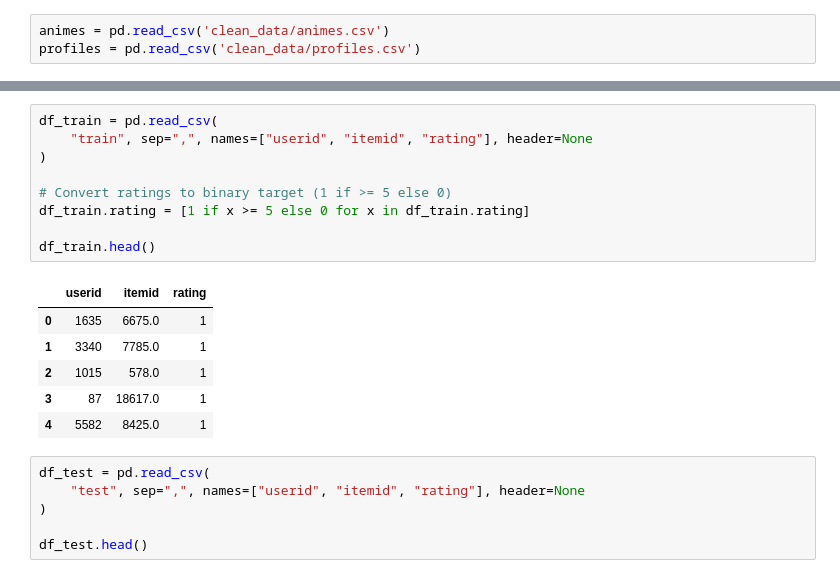
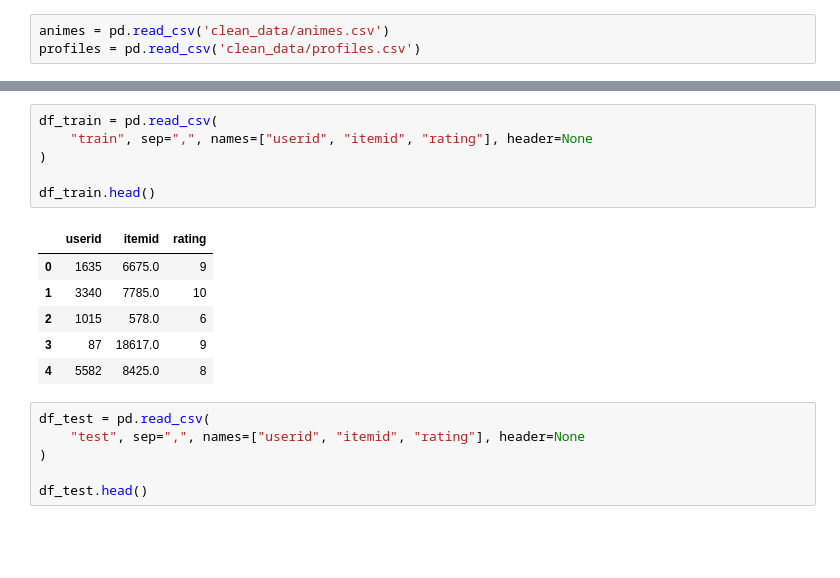
Before and after one commit to benjahuenchunir/Proyecto-Recsys, a Jupyter notebook: DeepFM.ipynb, the cells around one changed output, grey strips where cells are left out. Saved outputs shown, nothing was run; the diff lists cells and outputs as text; blank space fills up the shorter version.

```diff
--- a/DeepFM.ipynb
+++ b/DeepFM.ipynb
@@ -47,19 +44,16 @@ profiles
 # %%
 df_train = pd.read_csv(
     "train", sep=",", names=["userid", "itemid", "rating"], header=None
 )
 
-# Convert ratings to binary target (1 if >= 5 else 0)
-df_train.rating = [1 if x >= 5 else 0 for x in df_train.rating]
-
 df_train.head()
 # %% [output]
 |  | userid | itemid | rating |
-| 0 | 1635 | 6675.0 | 1 |
-| 1 | 3340 | 7785.0 | 1 |
-| 2 | 1015 | 578.0 | 1 |
-| 3 | 87 | 18617.0 | 1 |
-| 4 | 5582 | 8425.0 | 1 |
+| 0 | 1635 | 6675.0 | 9 |
+| 1 | 3340 | 7785.0 | 10 |
+| 2 | 1015 | 578.0 | 6 |
+| 3 | 87 | 18617.0 | 9 |
+| 4 | 5582 | 8425.0 | 8 |
 # %%
 df_test = pd.read_csv(
     "test", sep=",", names=["userid", "itemid", "rating"], header=None
```
Also changed, not shown: parts of 12 cells of this notebook, 4 other files.
